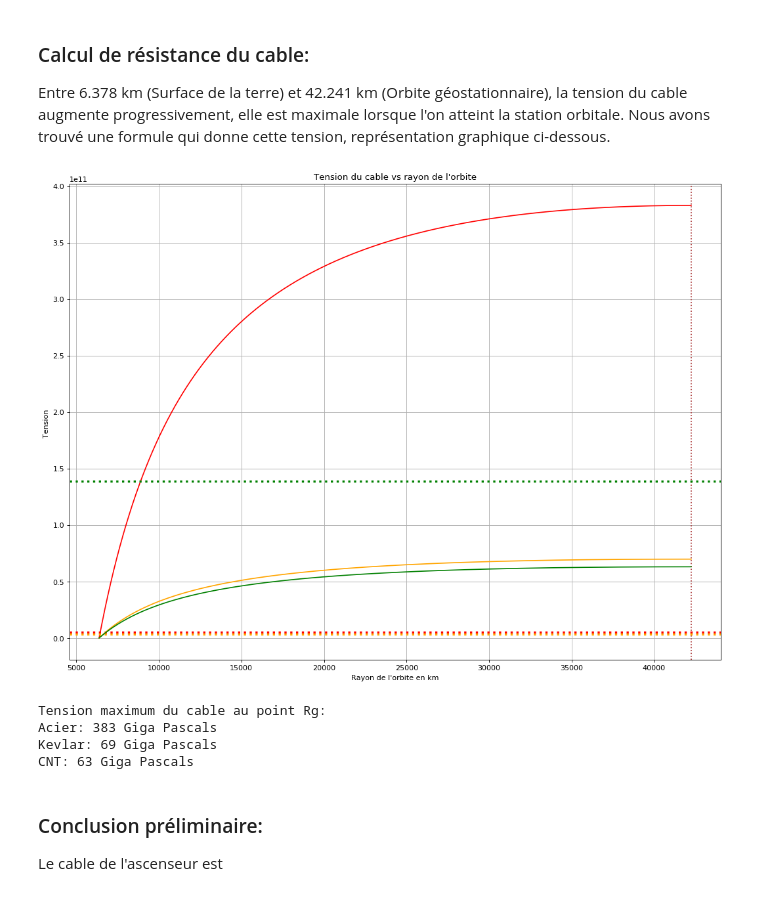
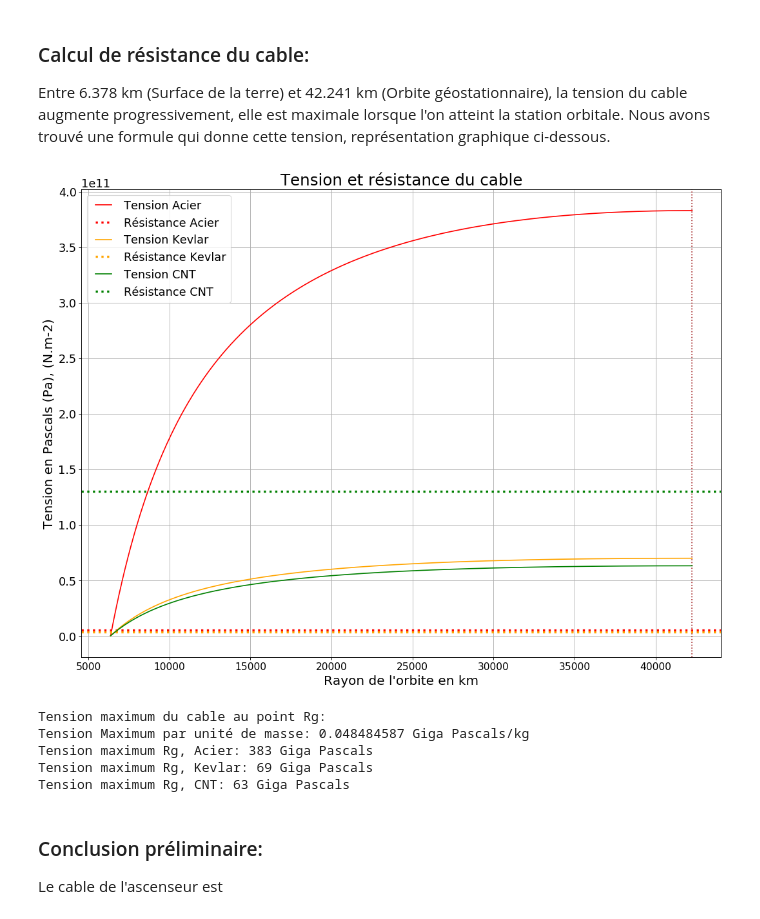
Before and after one commit to christophe-bonnefoy/TPE-SRR-2018, a Jupyter notebook: TPE-Ascenseur-Spatial.ipynb, the cells around one changed output. Saved outputs shown, nothing was run; the diff lists cells and outputs as text; code cells hidden in the pictures.

```diff
--- a/TPE-Ascenseur-Spatial.ipynb
+++ b/TPE-Ascenseur-Spatial.ipynb
@@ -9,6 +9,9 @@ Quant à matplotlib, il s'agit d'une librairie qui fonctionne un peu comme la ca
 # %%
 import numpy as np
 import matplotlib.pyplot as plt
+# %%
+#print(plt.style.available)
+plt.style.use('presentation')
 # %% [markdown]
 Définissons ensuite les constantes utilisées:
 # %%
@@ -304,49 +388,51 @@ densite_cnt    = 1300  # kg/m3
 
 Tmax_acier  = 5E9      # Pascals (N/m2)
 Tmax_kevlar = 3.6E9    # Pascals (N/m2)
-Tmax_cnt    = 139E9    # Pascals (N/m2)
+Tmax_cnt    = 130E9    # Pascals (N/m2)
 # %% [markdown]
 ### Calcul de résistance du cable:
 Entre 6.378 km (Surface de la terre) et 42.241 km (Orbite géostationnaire), la tension du cable augmente progressivement, elle est maximale lorsque l'on atteint la station orbitale. Nous avons trouvé une formule qui donne cette tension, représentation graphique ci-dessous.
 # %%
-#r = np.arange(6E6, 160E6, 1E3)
 r = np.arange(Rt, Rg, 1E3)
 r_km = r*1E-3
 
 plt.figure(figsize=(16, 12), dpi= 80, facecolor='w', edgecolor='k')
 plt.axvline(x=Rg*1E-3, linestyle=":", color="brown")
 
 #Acier:
-plt.plot(r_km, IntegraleAcc(r)*densite_acier, color="red")
-plt.axhline(y=Tmax_acier, linestyle=":", color="red",linewidth=3 )
+plt.plot(r_km, IntegraleAcc(r)*densite_acier, color="red", label="Tension Acier")
+plt.axhline(y=Tmax_acier, linestyle=":", color="red", linewidth=3, label="Résistance Acier" )
 
 #Kevlar:
-plt.plot(r_km, IntegraleAcc(r)*densite_kevlar, color="orange")
-plt.axhline(y=Tmax_kevlar, linestyle=":", color="orange", linewidth=3 )
+plt.plot(r_km, IntegraleAcc(r)*densite_kevlar, color="orange", label="Tension Kevlar")
+plt.axhline(y=Tmax_kevlar, linestyle=":", color="orange",linewidth=3, label="Résistance Kevlar")
 
 #Carbon nanotubes:
-plt.plot(r_km, IntegraleAcc(r)*densite_cnt, color="green")
-plt.axhline(y=Tmax_cnt, linestyle=":", color="green", linewidth=3)
+plt.plot(r_km, IntegraleAcc(r)*densite_cnt, color="green", label="Tension CNT")
+plt.axhline(y=Tmax_cnt, linestyle=":", color="green",linewidth=3, Label="Résistance CNT")
 
 plt.xlabel("Rayon de l'orbite en km")
-plt.ylabel("Tension ")
+plt.ylabel("Tension en Pascals (Pa), (N.m-2)")
 plt.grid()
-plt.title("Tension du cable vs rayon de l'orbite")
+plt.title("Tension et résistance du cable")
+plt.legend(loc="upper left")
 plt.savefig('images/materiaux.png')
+
 
 plt.show()
 
 print("Tension maximum du cable au point Rg:" )
-
-print("Acier:",  int(IntegraleAcc(Rg)*densite_acier*1E-9),  "Giga Pascals" )
-print("Kevlar:", int(IntegraleAcc(Rg)*densite_kevlar*1E-9), "Giga Pascals")
-print("CNT:",    int(IntegraleAcc(Rg)*densite_cnt*1E-9),    "Giga Pascals")
+print("Tension Maximum par unité de masse:", int(IntegraleAcc(Rg))*1E-9,"Giga Pascals/kg")
+print("Tension maximum Rg, Acier:",  int(IntegraleAcc(Rg)*densite_acier*1E-9),  "Giga Pascals")
+print("Tension maximum Rg, Kevlar:", int(IntegraleAcc(Rg)*densite_kevlar*1E-9), "Giga Pascals")
+print("Tension maximum Rg, CNT:",    int(IntegraleAcc(Rg)*densite_cnt*1E-9),    "Giga Pascals")
 # %% [output]
-[figure, old version]
+[figure, new version]
 Tension maximum du cable au point Rg:
-Acier: 383 Giga Pascals
-Kevlar: 69 Giga Pascals
-CNT: 63 Giga Pascals
+Tension Maximum par unité de masse: 0.048484587 Giga Pascals/kg
+Tension maximum Rg, Acier: 383 Giga Pascals
+Tension maximum Rg, Kevlar: 69 Giga Pascals
+Tension maximum Rg, CNT: 63 Giga Pascals
 # %% [markdown]
 ### Conclusion préliminaire:
 Le cable de l'ascenseur est
```
Also changed, not shown: parts of 21 cells of this notebook.
